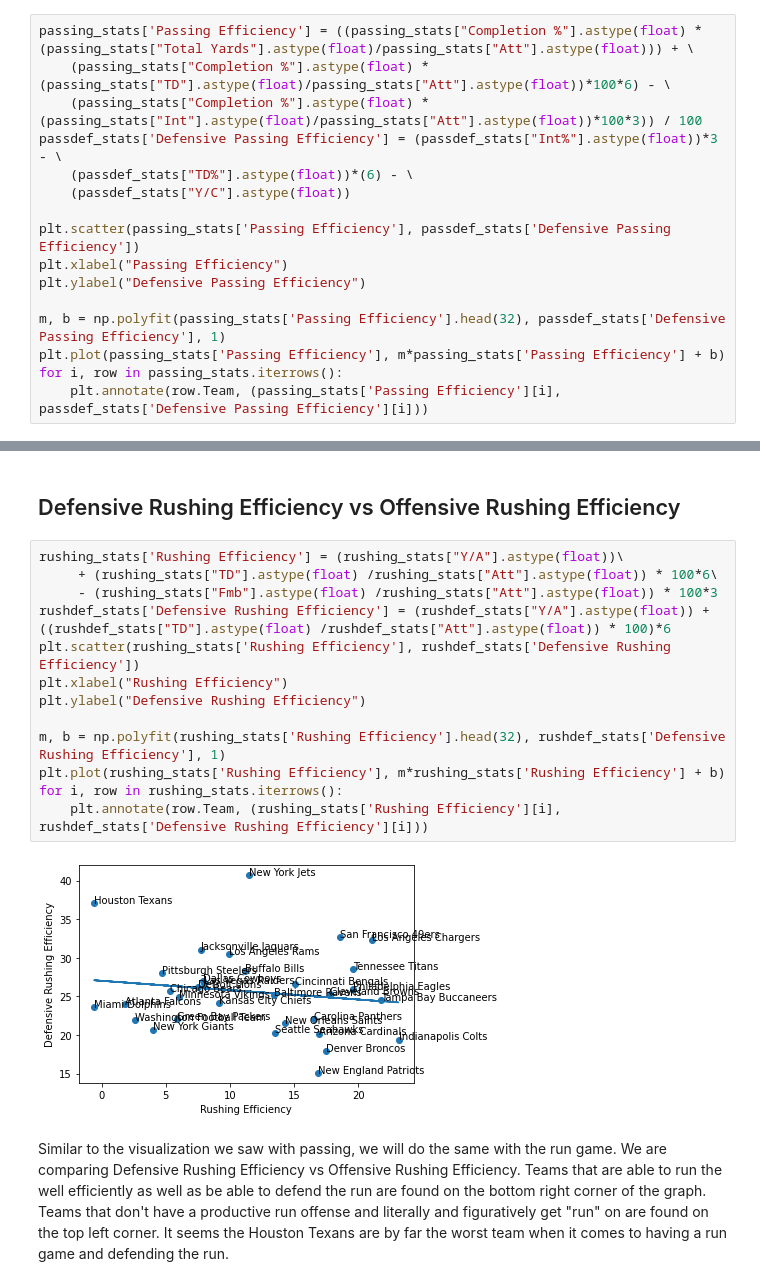
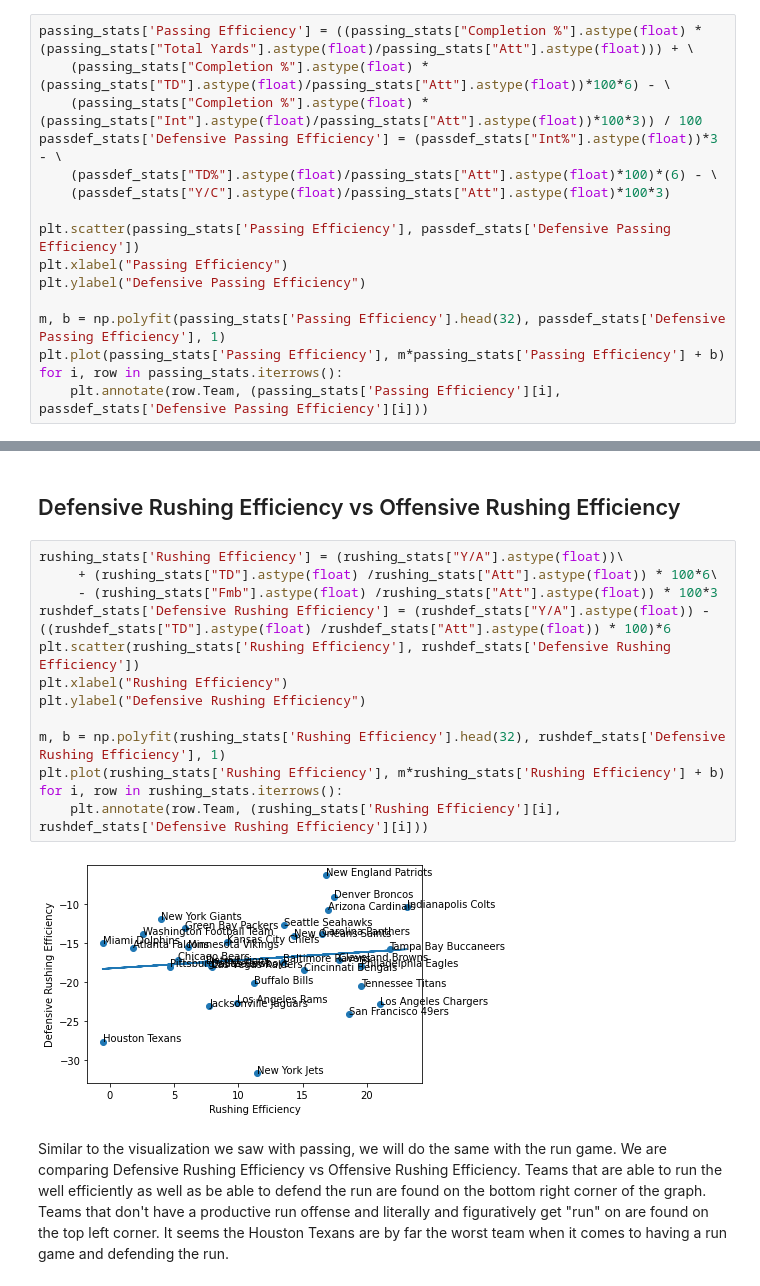
Before and after one commit to RohitPasu/ManILoveFootball, a Jupyter notebook: final.ipynb, the cells around one changed output, grey strips where cells are left out. Drawn from its saved outputs; the diff is of its cells as text.

```diff
--- a/final.ipynb
+++ b/final.ipynb
@@ -219,8 +223,8 @@ passing_stats['Passing Efficiency'] = ((passing_stats["Completion %"].astype(flo
     (passing_stats["Completion %"].astype(float) * (passing_stats["TD"].astype(float)/passing_stats["Att"].astype(float))*100*6) - \
     (passing_stats["Completion %"].astype(float) * (passing_stats["Int"].astype(float)/passing_stats["Att"].astype(float))*100*3)) / 100
 passdef_stats['Defensive Passing Efficiency'] = (passdef_stats["Int%"].astype(float))*3 - \
-    (passdef_stats["TD%"].astype(float))*(6) - \
-    (passdef_stats["Y/C"].astype(float))
+    (passdef_stats["TD%"].astype(float)/passing_stats["Att"].astype(float)*100)*(6) - \
+    (passdef_stats["Y/C"].astype(float)/passing_stats["Att"].astype(float)*100*3)
 
 plt.scatter(passing_stats['Passing Efficiency'], passdef_stats['Defensive Passing Efficiency'])
 plt.xlabel("Passing Efficiency")
@@ -239,18 +243,18 @@ Our second visualization is to help us see the Defensive Passing Efficiency vs O
 # %%
 rushing_stats['Rushing Efficiency'] = (rushing_stats["Y/A"].astype(float))\
      + (rushing_stats["TD"].astype(float) /rushing_stats["Att"].astype(float)) * 100*6\
      - (rushing_stats["Fmb"].astype(float) /rushing_stats["Att"].astype(float)) * 100*3
-rushdef_stats['Defensive Rushing Efficiency'] = (rushdef_stats["Y/A"].astype(float)) + ((rushdef_stats["TD"].astype(float) /rushdef_stats["Att"].astype(float)) * 100)*6
+rushdef_stats['Defensive Rushing Efficiency'] = (rushdef_stats["Y/A"].astype(float)) - ((rushdef_stats["TD"].astype(float) /rushdef_stats["Att"].astype(float)) * 100)*6
 plt.scatter(rushing_stats['Rushing Efficiency'], rushdef_stats['Defensive Rushing Efficiency'])
 plt.xlabel("Rushing Efficiency")
 plt.ylabel("Defensive Rushing Efficiency")
 
 m, b = np.polyfit(rushing_stats['Rushing Efficiency'].head(32), rushdef_stats['Defensive Rushing Efficiency'], 1)
 plt.plot(rushing_stats['Rushing Efficiency'], m*rushing_stats['Rushing Efficiency'] + b)
 for i, row in rushing_stats.iterrows():
     plt.annotate(row.Team, (rushing_stats['Rushing Efficiency'][i], rushdef_stats['Defensive Rushing Efficiency'][i]))
 # %% [output]
-[figure, old version]
+[figure, new version]
 # %% [markdown]
 Similar to the visualization we saw with passing, we will do the same with the run game. We are comparing Defensive Rushing Efficiency vs Offensive Rushing Efficiency. Teams that are able to run the well efficiently as well as be able to defend the run are found on the bottom right corner of the graph. Teams that don't have a productive run offense and literally and figuratively get "run" on are found on the top left corner. It seems the Houston Texans are by far the worst team when it comes to having a run game and defending the run.
 # %% [markdown]
```
Also changed, not shown: parts of 16 cells of this notebook.
